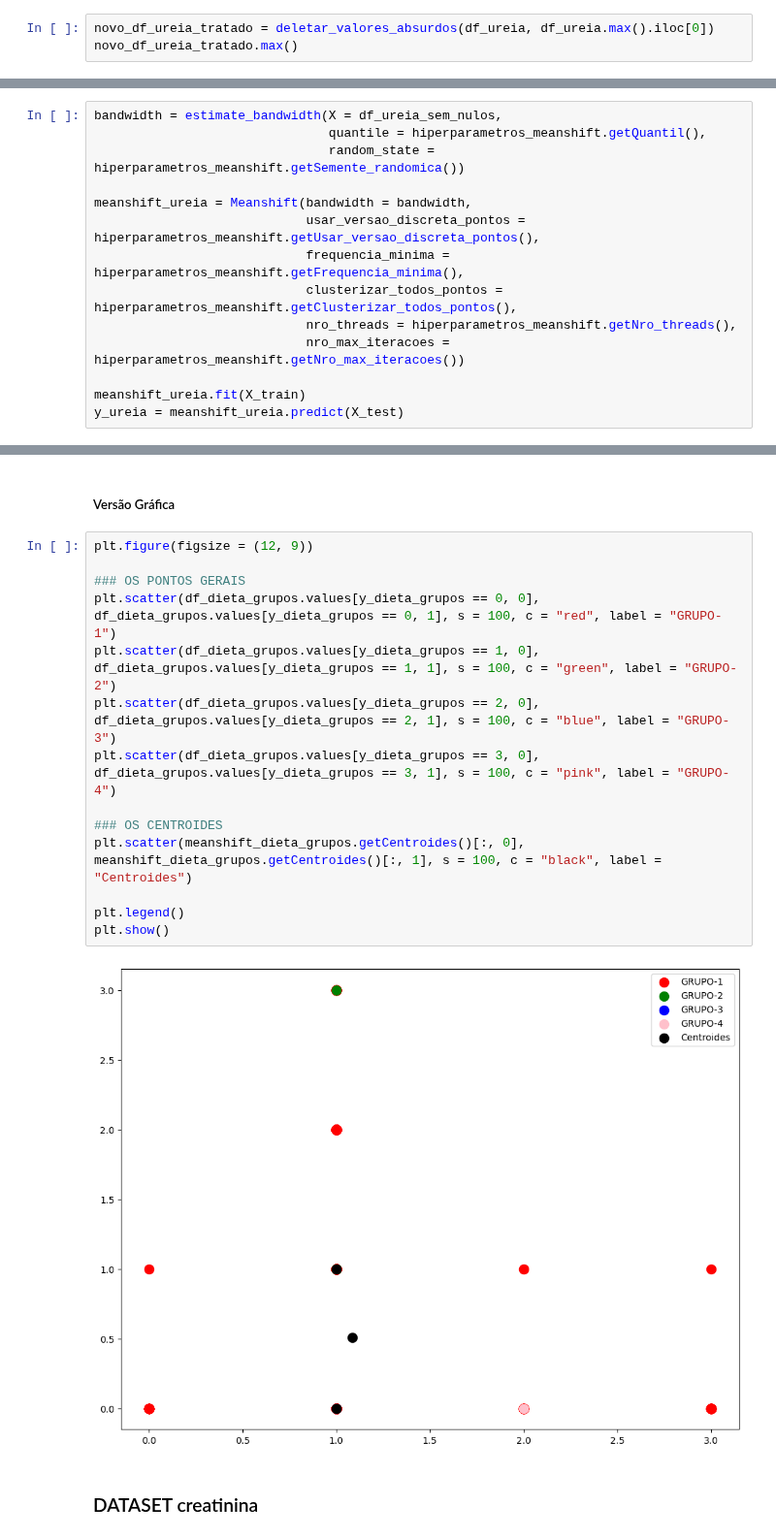
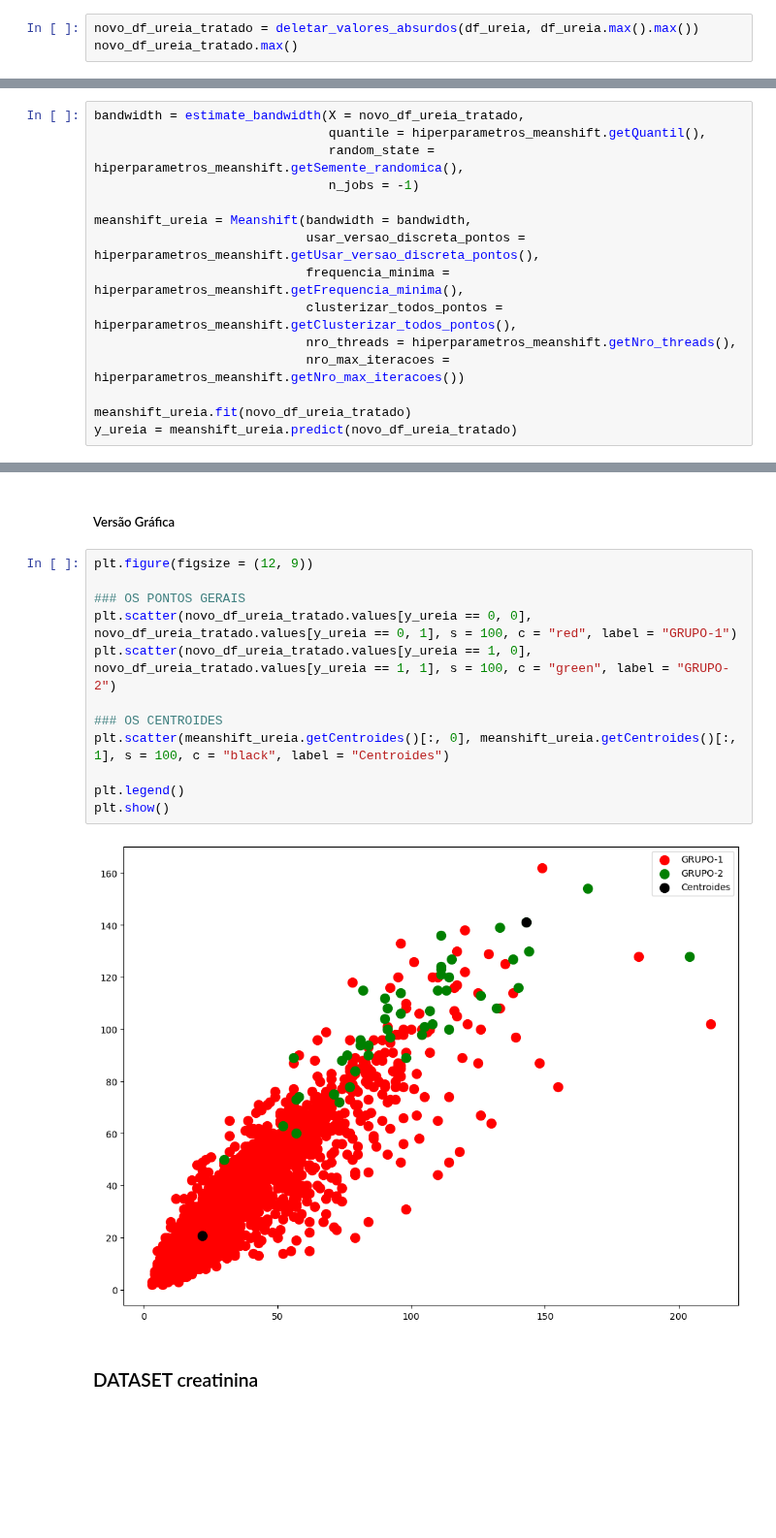
Before and after one commit to igorssant/TCC-Comparacao-de-Modelos-de-ML-nao-Supervisionados, a Jupyter notebook: src/meanshift.ipynb, the cells around one changed output, grey strips where cells are left out. Shown at 97% size. Drawn from its saved outputs; the diff is of its cells as text; blank space fills up the shorter version.

```diff
--- a/src/meanshift.ipynb
+++ b/src/meanshift.ipynb
@@ -206,7 +206,7 @@ Com o número de clusteres: 2.
 # %% [markdown]
 #### Removendo valores outliers do dataset e os substituindo por `np.nan`
 # %%
-novo_df_ureia_tratado = deletar_valores_absurdos(df_ureia, df_ureia.max().iloc[0])
+novo_df_ureia_tratado = deletar_valores_absurdos(df_ureia, df_ureia.max().max())
 novo_df_ureia_tratado.max()
 # %% [output]
 ureia_dia_1    212.0
@@ -580,7 +634,8 @@ X_train, X_test = train_test_split(df_ureia_sem_nulos, test_size = 0.3, random_s
 # %%
-bandwidth = estimate_bandwidth(X = df_ureia_sem_nulos,
+bandwidth = estimate_bandwidth(X = novo_df_ureia_tratado,
                                quantile = hiperparametros_meanshift.getQuantil(),
-                               random_state = hiperparametros_meanshift.getSemente_randomica())
+                               random_state = hiperparametros_meanshift.getSemente_randomica(),
+                               n_jobs = -1)
 
 meanshift_ureia = Meanshift(bandwidth = bandwidth,
                             usar_versao_discreta_pontos = hiperparametros_meanshift.getUsar_versao_discreta_pontos(),
@@ -589,8 +644,8 @@ meanshift_ureia = Meanshift(bandwidth = bandwidth,
                             nro_threads = hiperparametros_meanshift.getNro_threads(),
                             nro_max_iteracoes = hiperparametros_meanshift.getNro_max_iteracoes())
 
-meanshift_ureia.fit(X_train)
-y_ureia = meanshift_ureia.predict(X_test)
+meanshift_ureia.fit(novo_df_ureia_tratado)
+y_ureia = meanshift_ureia.predict(novo_df_ureia_tratado)
 # %% [markdown]
 ##### Verificando resultados do modelo
 # %%
@@ -617,19 +672,17 @@ Quantidade de Grupos: 4
 # %%
 plt.figure(figsize = (12, 9))
 
 ### OS PONTOS GERAIS
-plt.scatter(df_dieta_grupos.values[y_dieta_grupos == 0, 0], df_dieta_grupos.values[y_dieta_grupos == 0, 1], s = 100, c = "red", label = "GRUPO-1")
-plt.scatter(df_dieta_grupos.values[y_dieta_grupos == 1, 0], df_dieta_grupos.values[y_dieta_grupos == 1, 1], s = 100, c = "green", label = "GRUPO-2")
-plt.scatter(df_dieta_grupos.values[y_dieta_grupos == 2, 0], df_dieta_grupos.values[y_dieta_grupos == 2, 1], s = 100, c = "blue", label = "GRUPO-3")
-plt.scatter(df_dieta_grupos.values[y_dieta_grupos == 3, 0], df_dieta_grupos.values[y_dieta_grupos == 3, 1], s = 100, c = "pink", label = "GRUPO-4")
+plt.scatter(novo_df_ureia_tratado.values[y_ureia == 0, 0], novo_df_ureia_tratado.values[y_ureia == 0, 1], s = 100, c = "red", label = "GRUPO-1")
+plt.scatter(novo_df_ureia_tratado.values[y_ureia == 1, 0], novo_df_ureia_tratado.values[y_ureia == 1, 1], s = 100, c = "green", label = "GRUPO-2")
 
 ### OS CENTROIDES
-plt.scatter(meanshift_dieta_grupos.getCentroides()[:, 0], meanshift_dieta_grupos.getCentroides()[:, 1], s = 100, c = "black", label = "Centroides")
+plt.scatter(meanshift_ureia.getCentroides()[:, 0], meanshift_ureia.getCentroides()[:, 1], s = 100, c = "black", label = "Centroides")
 
 plt.legend()
 plt.show()
 # %% [output]
-[figure, old version]
+[figure, new version]
 # %% [markdown]
 ### DATASET creatinina
 # %% [markdown]
```
Also changed, not shown: parts of 24 cells of this notebook, 2 other files.
